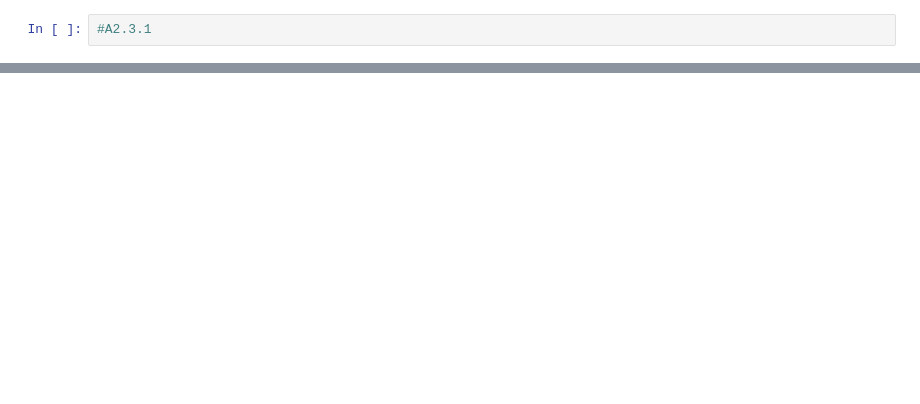
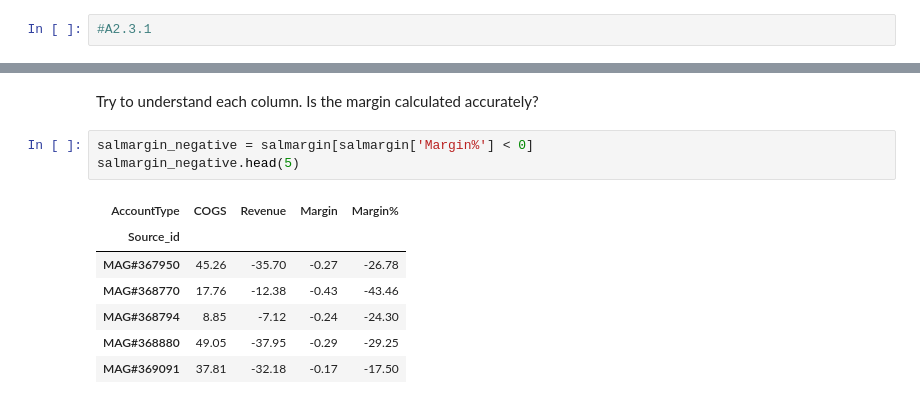
Before and after one commit to Louren/dsa-practica, a Jupyter notebook: Notebooks/1b_questions.ipynb, the cells around one changed output, grey strips where cells are left out. Drawn from its saved outputs; the diff is of its cells as text; blank space fills up the shorter version.

```diff
--- a/Notebooks/1b_questions.ipynb
+++ b/Notebooks/1b_questions.ipynb
@@ -463,0 +444,13 @@ Q2.3.7 What percentage of the total dataset is upbeat, above the value of 100 BP
+# %% [markdown]
+Try to understand each column. Is the margin calculated accurately?
+# %%
+salmargin_negative = salmargin[salmargin['Margin%'] < 0]
+salmargin_negative.head(5)
+# %% [output]
+| AccountType | COGS | Revenue | Margin | Margin% |
+| Source_id |  |  |  |  |
+| MAG#367950 | 45.26 | -35.70 | -0.27 | -26.78 |
+| MAG#368770 | 17.76 | -12.38 | -0.43 | -43.46 |
+| MAG#368794 | 8.85 | -7.12 | -0.24 | -24.30 |
+| MAG#368880 | 49.05 | -37.95 | -0.29 | -29.25 |
+| MAG#369091 | 37.81 | -32.18 | -0.17 | -17.50 |
```
Also changed, not shown: parts of 120 cells of this notebook, 2 other files.
